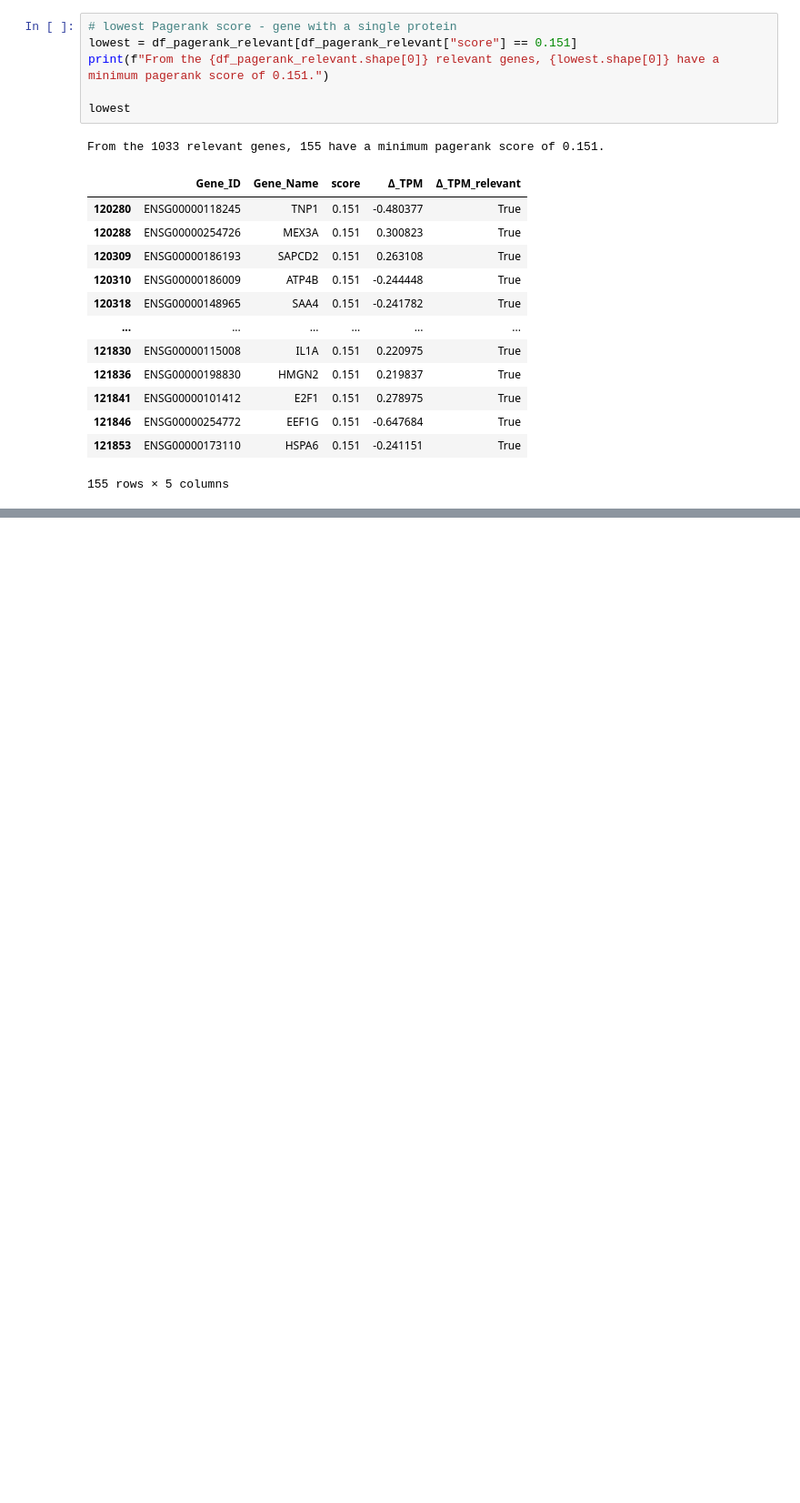
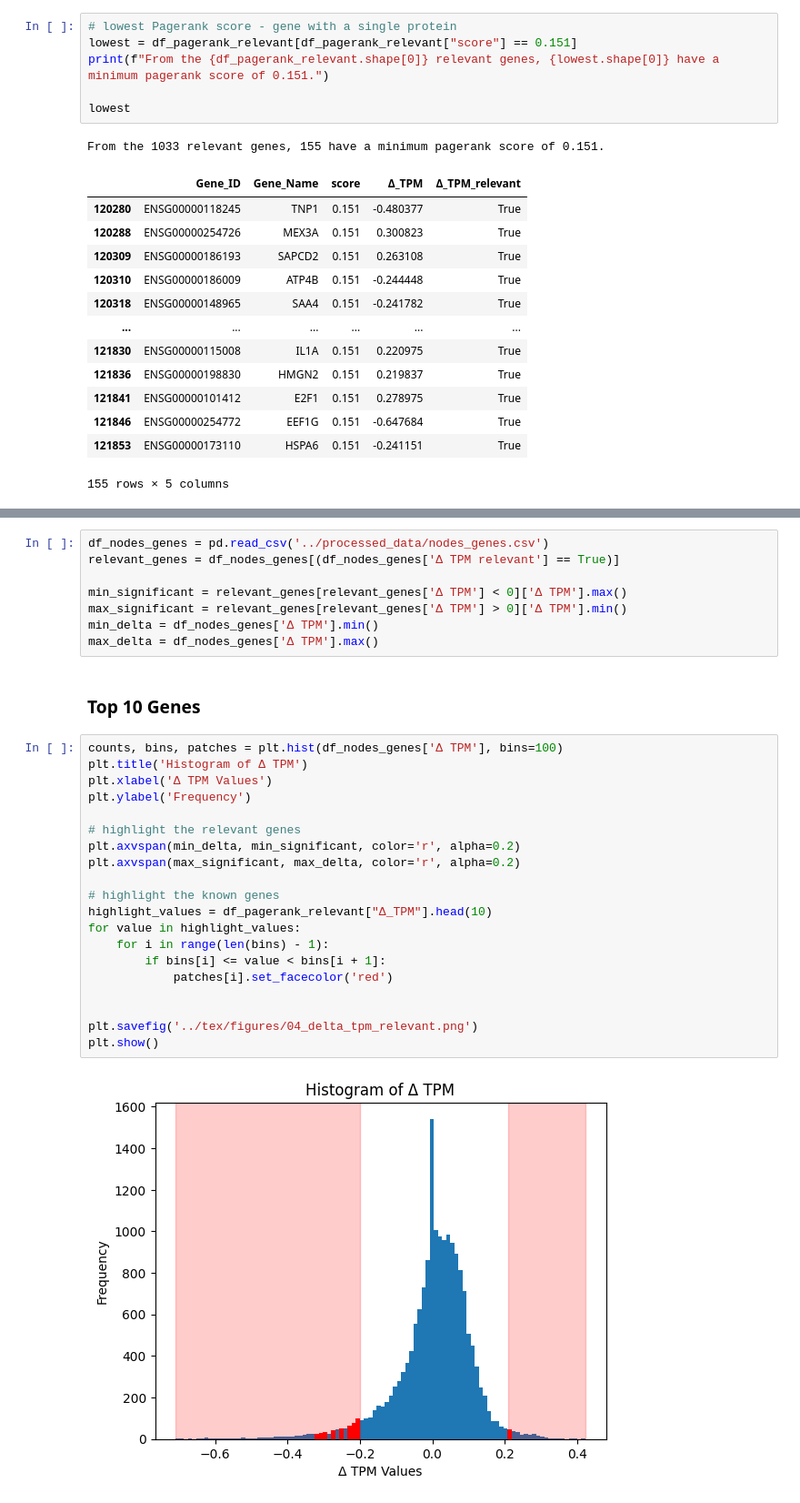
Before and after one commit to SiBergmann/gene_activity_in_lung_cancer, a Jupyter notebook: code/neo4j_graph_algos.ipynb, the cells around one changed output, grey strips where cells are left out. Shown at 91% size. Drawn from its saved outputs; the diff is of its cells as text; blank space fills up the shorter version.

```diff
--- a/code/neo4j_graph_algos.ipynb
+++ b/code/neo4j_graph_algos.ipynb
@@ -231,0 +263,32 @@ df_pagerank[df_pagerank["Gene_Name"].isin(cancer_known_genes)].sort_values("Gene
+# %%
+df_nodes_genes = pd.read_csv('../processed_data/nodes_genes.csv')
+relevant_genes = df_nodes_genes[(df_nodes_genes['Δ TPM relevant'] == True)]
+
+min_significant = relevant_genes[relevant_genes['Δ TPM'] < 0]['Δ TPM'].max()
+max_significant = relevant_genes[relevant_genes['Δ TPM'] > 0]['Δ TPM'].min()
+min_delta = df_nodes_genes['Δ TPM'].min()
+max_delta = df_nodes_genes['Δ TPM'].max()
+# %% [markdown]
+### Top 10 Genes
+# %%
+counts, bins, patches = plt.hist(df_nodes_genes['Δ TPM'], bins=100)
+plt.title('Histogram of Δ TPM')
+plt.xlabel('Δ TPM Values')
+plt.ylabel('Frequency')
+
+# highlight the relevant genes
+plt.axvspan(min_delta, min_significant, color='r', alpha=0.2)
+plt.axvspan(max_significant, max_delta, color='r', alpha=0.2)
+
+# highlight the known genes
+highlight_values = df_pagerank_relevant["Δ_TPM"].head(10)
+for value in highlight_values:
+    for i in range(len(bins) - 1):
+        if bins[i] <= value < bins[i + 1]:
+            patches[i].set_facecolor('red')
+
+
+plt.savefig('../tex/figures/04_delta_tpm_relevant.png')
+plt.show()
+# %% [output]
+[figure, added]
```
Also changed, not shown: parts of 7 cells of this notebook, 6 other files.
